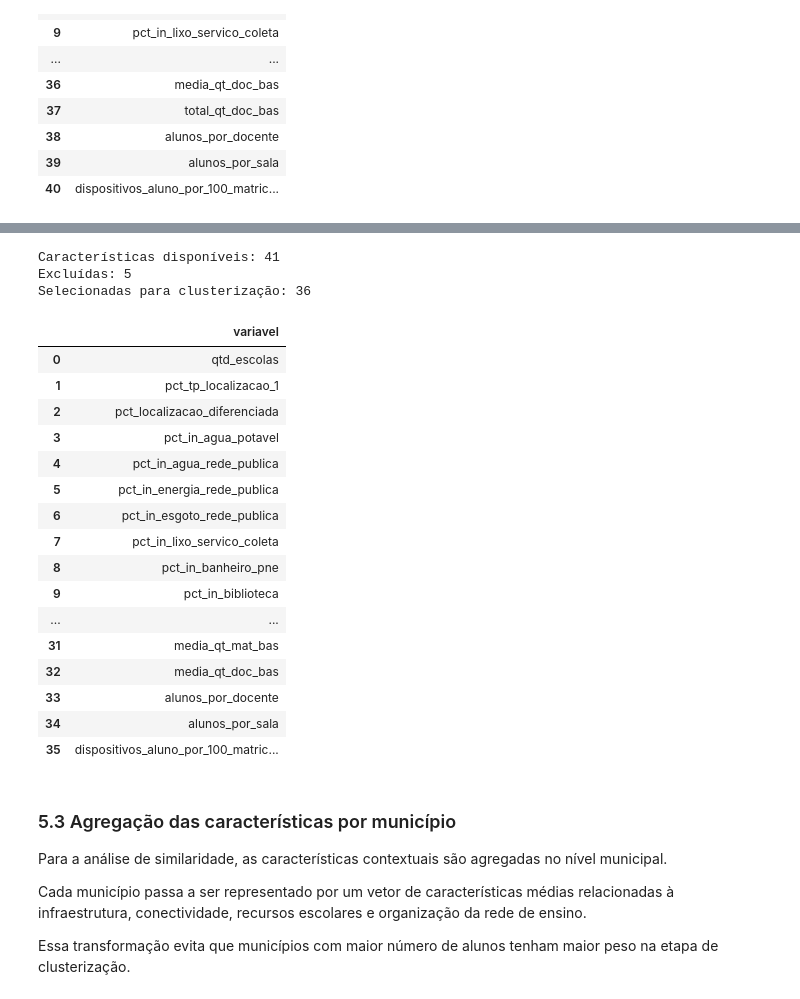
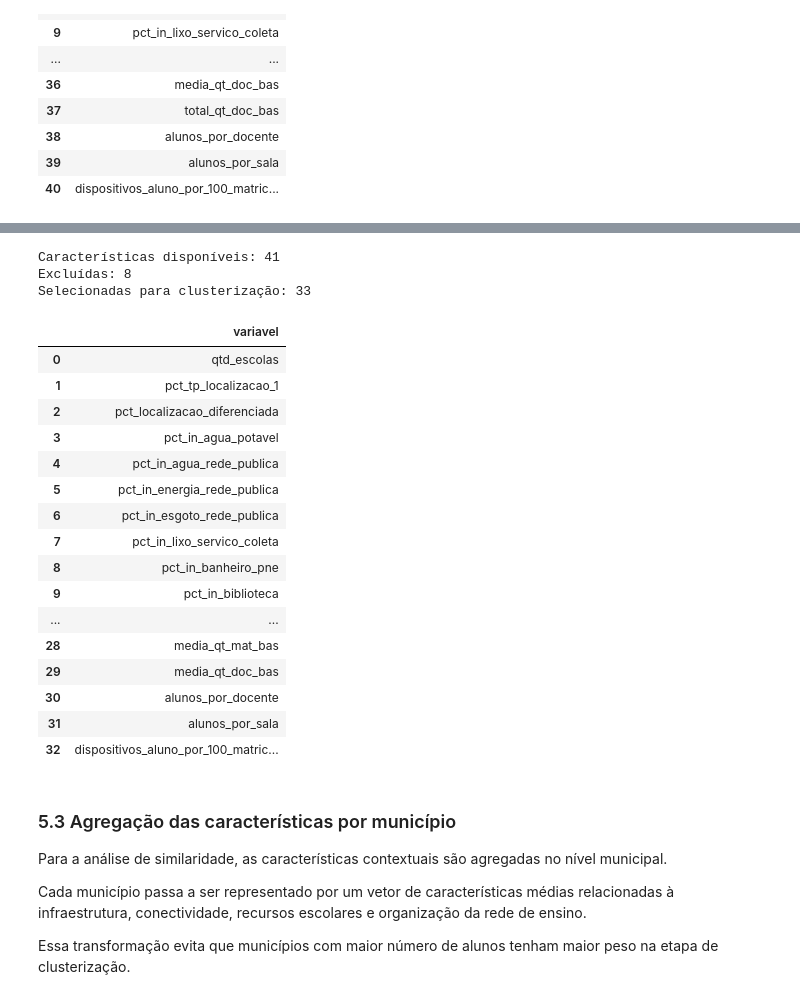
Before and after one commit to erick00denner/tech_challenge_3_alfabetizacao, a Jupyter notebook: notebooks/03_aplicacao_estrategica.ipynb, the cells around one changed output, grey strips where cells are left out. Drawn from its saved outputs; the diff is of its cells as text; code cells hidden in the pictures.

```diff
--- a/notebooks/03_aplicacao_estrategica.ipynb
+++ b/notebooks/03_aplicacao_estrategica.ipynb
@@ -533,43 +539,46 @@ exclusoes_cluster = {
     "total_qt_salas_utilizadas",
     "total_qt_mat_bas",
     "total_qt_doc_bas",
+    "total_qt_desktop_aluno",
+    "total_qt_comp_portatil_aluno",
+    "total_qt_tablet_aluno",
     "pct_info_detalhada_completa",
 }
 
 features_cluster = [
     coluna
     for coluna in colunas_contexto
     if coluna not in exclusoes_cluster
 ]
 
 print(f"Características disponíveis: {len(colunas_contexto)}")
 print(f"Excluídas: {len(exclusoes_cluster)}")
 print(f"Selecionadas para clusterização: {len(features_cluster)}")
 
 pd.DataFrame({
     "variavel": features_cluster
 })
 # %% [output]
 Características disponíveis: 41
-Excluídas: 5
-Selecionadas para clusterização: 36
+Excluídas: 8
+Selecionadas para clusterização: 33
 |  | variavel |
 | 0 | qtd_escolas |
 | 1 | pct_tp_localizacao_1 |
 | 2 | pct_localizacao_diferenciada |
 | 3 | pct_in_agua_potavel |
 | 4 | pct_in_agua_rede_publica |
 | 5 | pct_in_energia_rede_publica |
 | 6 | pct_in_esgoto_rede_publica |
 | 7 | pct_in_lixo_servico_coleta |
 | 8 | pct_in_banheiro_pne |
 | 9 | pct_in_biblioteca |
 | ... | ... |
-| 31 | media_qt_mat_bas |
-| 32 | media_qt_doc_bas |
-| 33 | alunos_por_docente |
-| 34 | alunos_por_sala |
-| 35 | dispositivos_aluno_por_100_matric... |
+| 28 | media_qt_mat_bas |
+| 29 | media_qt_doc_bas |
+| 30 | alunos_por_docente |
+| 31 | alunos_por_sala |
+| 32 | dispositivos_aluno_por_100_matric... |
 # %% [markdown]
 ### 5.3 Agregação das características por município
 
```
Also changed, not shown: parts of 34 cells of this notebook, 7 other files.
